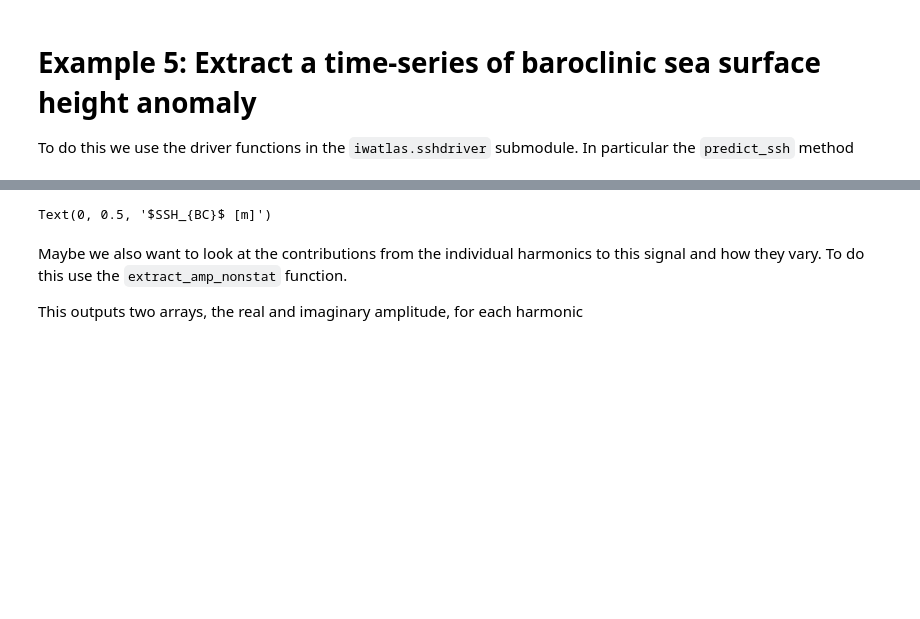
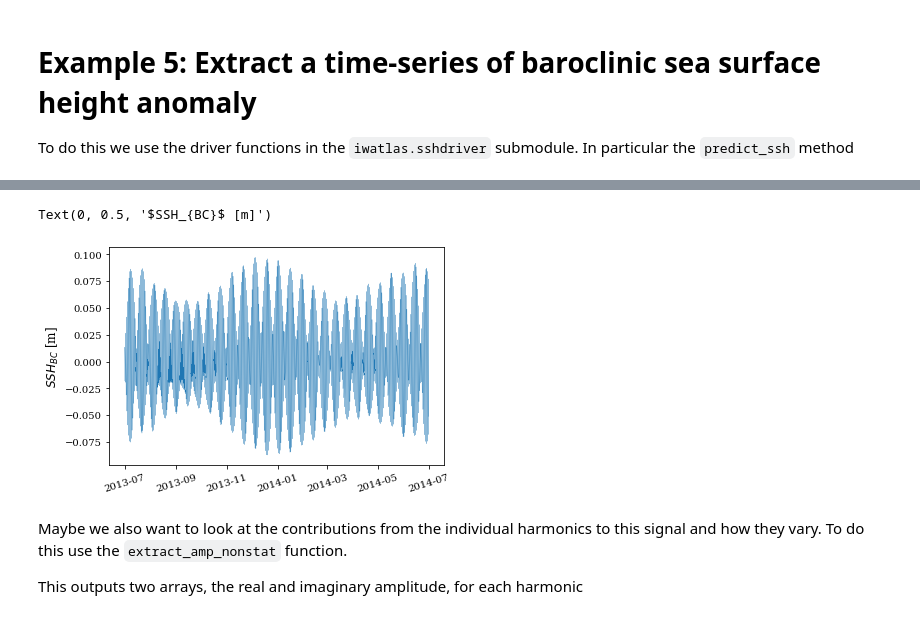
Before and after one commit to mrayson/iwatlas, a Jupyter notebook: sandpit/tutorial_iwatlas_basics.ipynb, the cells around one changed output, grey strips where cells are left out. Saved outputs shown, nothing was run; the diff lists cells and outputs as text; code cells hidden in the pictures; blank space fills up the shorter version.

```diff
--- a/sandpit/tutorial_iwatlas_basics.ipynb
+++ b/sandpit/tutorial_iwatlas_basics.ipynb
@@ -130,10 +142,26 @@ Text(0.5, 1.0, 'SSH_BC - signal variance')
 # Example 4: Interpolate a scalar onto a point
 
 The `sunxray` object has a convenient `.interpolate` method to extract a scalar from the unstructured grid.
+# %%
+# WA-IMOS locations (August 2019)
+sites = {
+'NIN100':{'y':-21.84986667,'x':113.9064667},
+'NWSBAR':{'y':-20.76128333,'x':114.7586167},
+'NWSROW':{'y':-17.75801667,'x':119.9061},
+'NWSBRW':{'y':-14.23543333,'x':123.1623833},
+'NWSLYN':{'y':-9.939416667,'x':130.3490833},
+'PIL200':{'x': 115.9154, 'y':-19.435333}   ,
+'KIM200':{'x':121.243217 , 'y':-15.534517} ,
+'KIM400':{'x': 121.114967, 'y':-15.22125}   ,
+'ITFTIS':{'x': 127.5577, 'y':-9.819217}   ,
+'BB250':{'x':123.34613 , 'y':-13.75897}  ,
+'Prelude':{'x':123.3506, 'y':-13.7641} ,
+}
 # %%
 # Spatial coordinates of point
-xpt = 123.3506
-ypt = -13.7641
+sitename = 'ITFTIS'
+xpt = sites[sitename]['x']
+ypt = sites[sitename]['y']
 
 # Call to the interpolation method
 mydata = ssh.interpolate(ssh._ds['SSH_BC_var'], xpt, ypt)
@@ -151,8 +184,8 @@ sshdriver.predict_ssh?
 # %%
 # Create a time vector
 dt = 1800
-numdays = 30
-tstart = np.datetime64('2017-03-30 00:00:00')
+numdays = 365
+tstart = np.datetime64('2013-07-01 00:00:00')
 
 
 nsteps = numdays*86400//dt
@@ -172,4 +203,5 @@ plt.ylabel('$SSH_{BC}$ [m]')
 Text(0, 0.5, '$SSH_{BC}$ [m]')
+[figure, added]
 # %% [markdown]
 Maybe we also want to look at the contributions from the individual harmonics to this signal and how they vary. To do this use the `extract_amp_nonstat` function.
 
```
Also changed, not shown: parts of 17 cells of this notebook.
